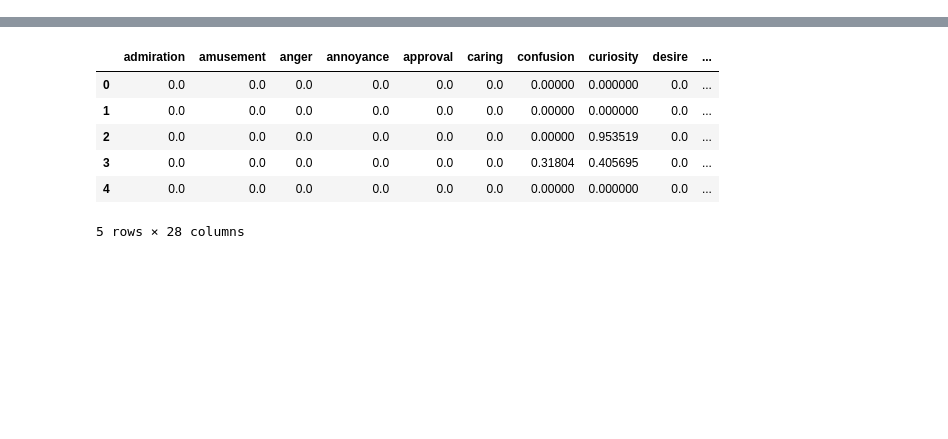
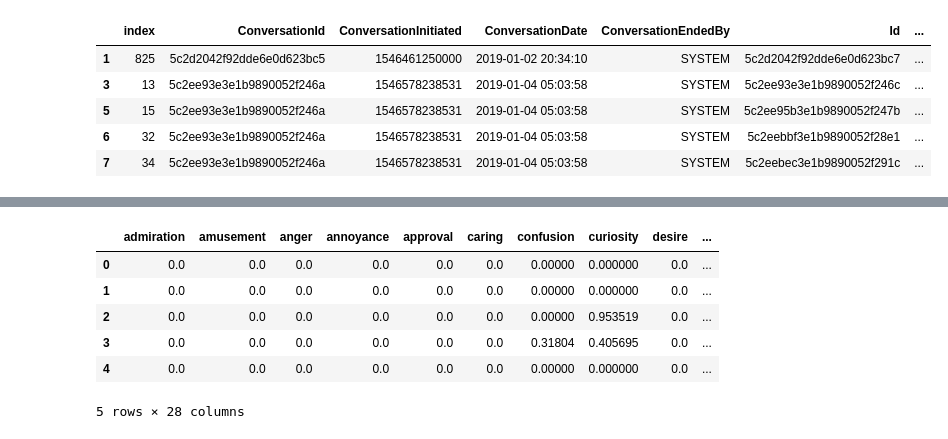
Before and after one commit to cdolfi/epik_open, a Jupyter notebook: notebooks/output_analysis.ipynb, the cells around one changed output, grey strips where cells are left out. Saved outputs shown, nothing was run; the diff lists cells and outputs as text; code cells hidden in the pictures; blank space fills up the shorter version.

```diff
--- a/notebooks/output_analysis.ipynb
+++ b/notebooks/output_analysis.ipynb
@@ -3,3 +3,14 @@ import pandas as pd
 import matplotlib.pyplot as plt
 import numpy as np
 plt.style.use('seaborn')
+# %%
+df_messages = pd.read_csv('../data/unique_messages.csv', index_col=0)
+# %%
+df_messages.head()
+# %% [output]
+|  | index | ConversationId | ConversationInitiated | ConversationDate | ConversationEndedBy | Id | ... |
+| 1 | 825 | 5c2d2042f92dde6e0d623bc5 | 1546461250000 | 2019-01-02 20:34:10 | SYSTEM | 5c2d2042f92dde6e0d623bc7 | ... |
+| 3 | 13 | 5c2ee93e3e1b9890052f246a | 1546578238531 | 2019-01-04 05:03:58 | SYSTEM | 5c2ee93e3e1b9890052f246c | ... |
+| 5 | 15 | 5c2ee93e3e1b9890052f246a | 1546578238531 | 2019-01-04 05:03:58 | SYSTEM | 5c2ee95b3e1b9890052f247b | ... |
+| 6 | 32 | 5c2ee93e3e1b9890052f246a | 1546578238531 | 2019-01-04 05:03:58 | SYSTEM | 5c2eebbf3e1b9890052f28e1 | ... |
+| 7 | 34 | 5c2ee93e3e1b9890052f246a | 1546578238531 | 2019-01-04 05:03:58 | SYSTEM | 5c2eebec3e1b9890052f291c | ... |
```
Also changed, not shown: parts of 18 cells of this notebook, 6 other files.
